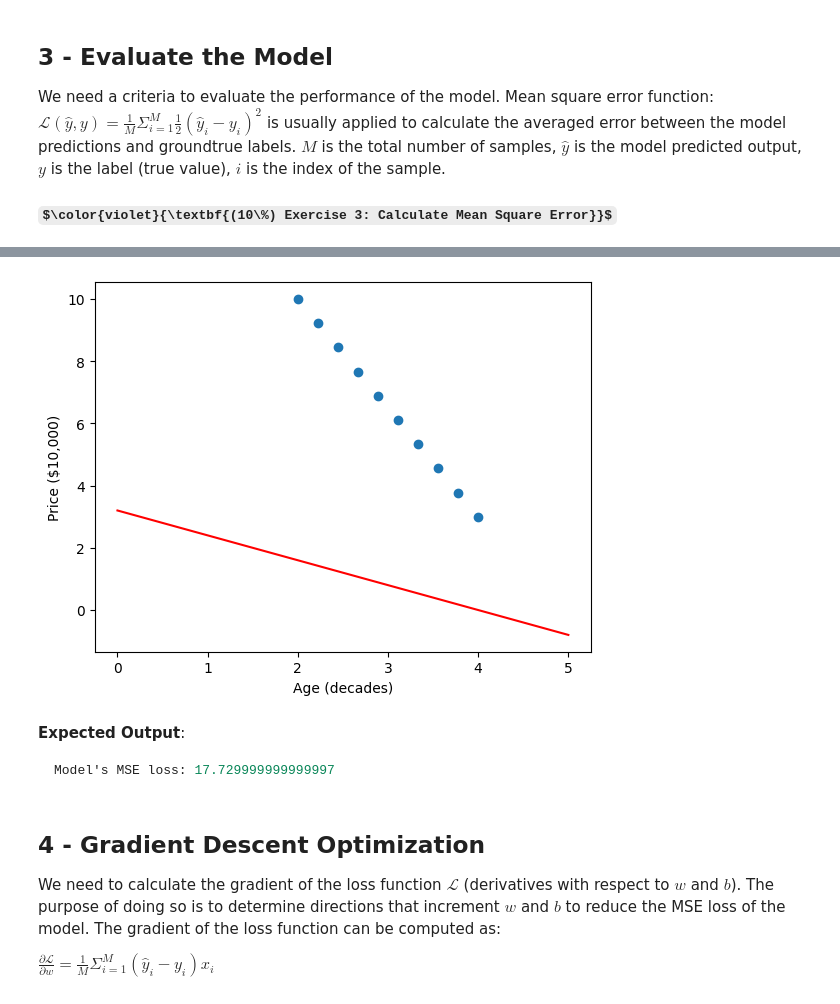
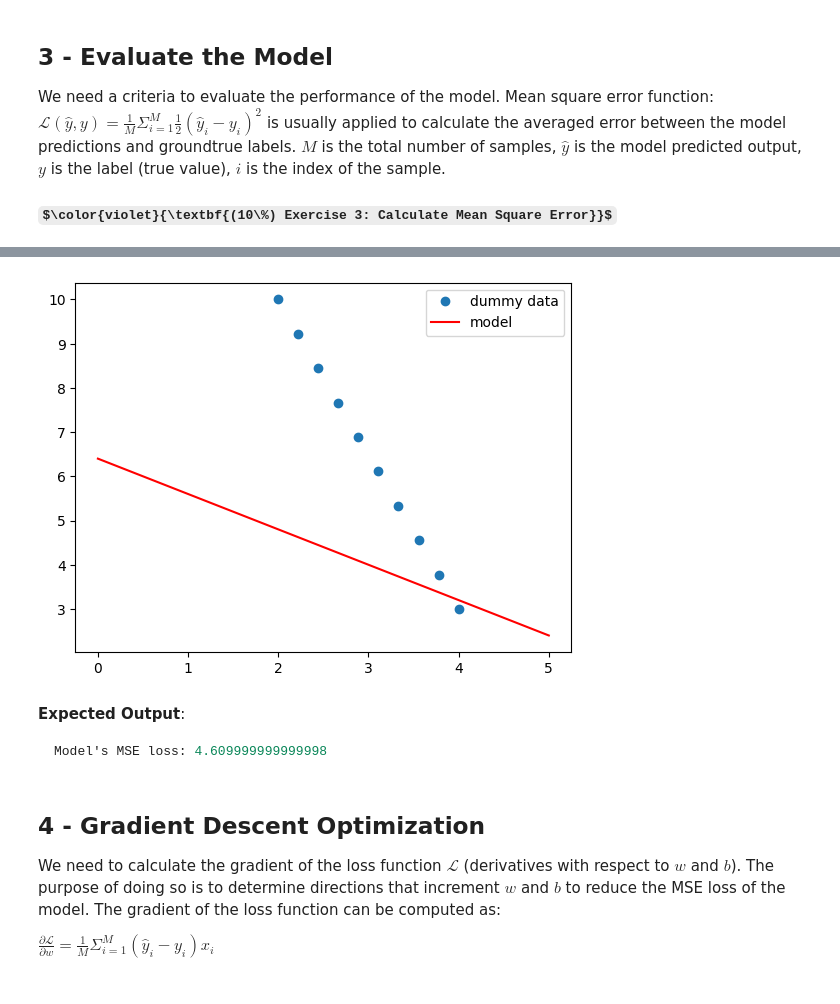
Before and after one commit to linzhangUCA/3321tpl-linear_model, a Jupyter notebook: linear_model.ipynb, the cells around one changed output, grey strips where cells are left out. Cells and saved outputs as stored; diff of their text form; code cells hidden in the pictures; some formulas as TeX source.

Commit message:
add legend to mse sanity check

````diff
--- a/linear_model.ipynb
+++ b/linear_model.ipynb
@@ -161,13 +161,12 @@ def mse_loss(pred, target):
 
 # Sanity check
 w = -0.8
-b = 3.2
+b = 6.4
 X_dummy = np.linspace(2, 4, 10).reshape(-1, 1)  # fake data for sanity check
 y_dummy = np.linspace(10, 3, 10).reshape(-1, 1)
 # Visualize the model
-plt.xlabel("Age (decades)")
-plt.ylabel("Price ($10,000)")
 plt.plot(X_dummy, y_dummy, 'o')
 plt.plot([0, 5], linear(np.array([0, 5]).reshape(-1, 1), w, b), 'r')
+plt.legend(['dummy data', 'model'])
 print(f"Model's MSE loss: {mse_loss(pred=linear(X_dummy, w, b), target=y_dummy)}")
 # %% [output]
@@ -175,9 +174,9 @@ Model's MSE loss: 17.729999999999997
-[figure, old version]
+[figure, new version]
 # %% [markdown]
 **Expected Output**:
 >
 ```console
-Model's MSE loss: 17.729999999999997
+Model's MSE loss: 4.609999999999998
 ```
 # %% [markdown]
 ## 4 - Gradient Descent Optimization
````
Also changed, not shown: parts of 2 cells of this notebook.
